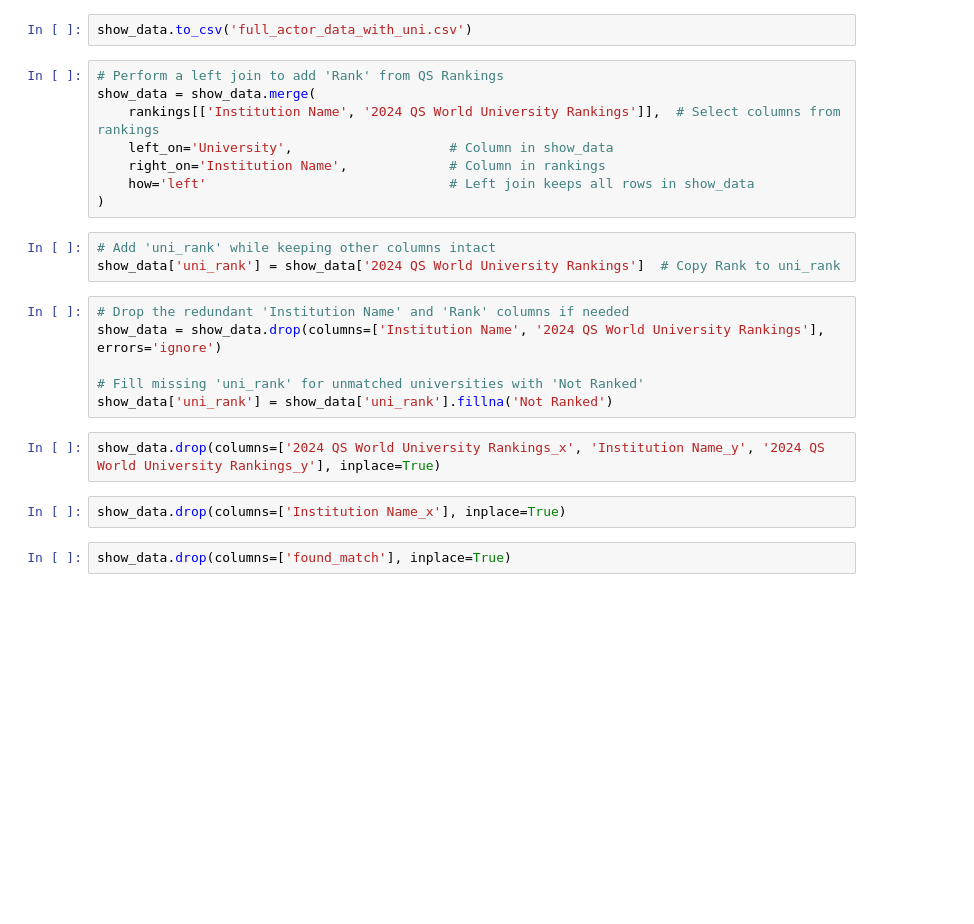
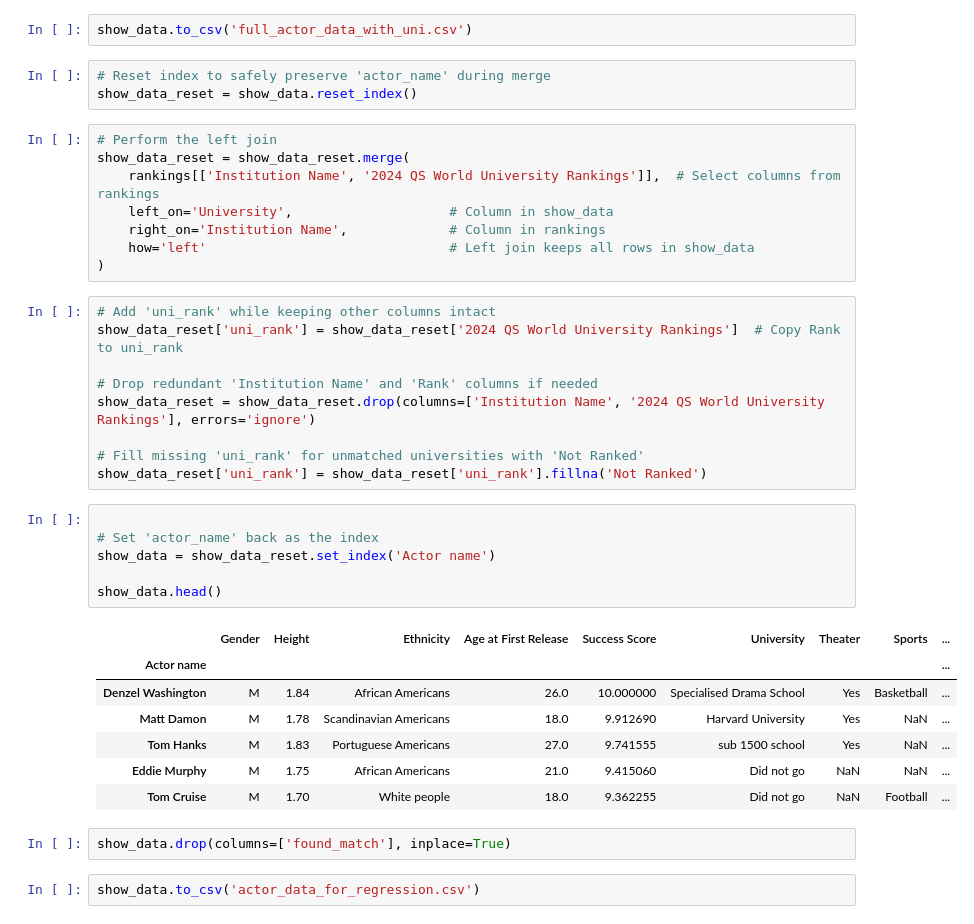
Before and after one commit to epfl-ada/ada-2024-project-sigma-squad, a Jupyter notebook: actor_data_completion.ipynb, the cells around one changed output. Drawn from its saved outputs; the diff is of its cells as text; blank space fills up the shorter version.

Commit message:
Added uni rank to the final scraped data set

```diff
--- a/actor_data_completion.ipynb
+++ b/actor_data_completion.ipynb
@@ -320,9 +309,12 @@ show_data.loc[
 ] = 'sub 1500 school'
 # %%
 show_data.to_csv('full_actor_data_with_uni.csv')
+# %%
+# Reset index to safely preserve 'actor_name' during merge
+show_data_reset = show_data.reset_index()
 # %%
-# Perform a left join to add 'Rank' from QS Rankings
-show_data = show_data.merge(
+# Perform the left join
+show_data_reset = show_data_reset.merge(
     rankings[['Institution Name', '2024 QS World University Rankings']],  # Select columns from rankings
     left_on='University',                    # Column in show_data
     right_on='Institution Name',             # Column in rankings
@@ -330,16 +322,28 @@ show_data = show_data.merge(
 )
 # %%
 # Add 'uni_rank' while keeping other columns intact
-show_data['uni_rank'] = show_data['2024 QS World University Rankings']  # Copy Rank to uni_rank
+show_data_reset['uni_rank'] = show_data_reset['2024 QS World University Rankings']  # Copy Rank to uni_rank
+
+# Drop redundant 'Institution Name' and 'Rank' columns if needed
+show_data_reset = show_data_reset.drop(columns=['Institution Name', '2024 QS World University Rankings'], errors='ignore')
+
+# Fill missing 'uni_rank' for unmatched universities with 'Not Ranked'
+show_data_reset['uni_rank'] = show_data_reset['uni_rank'].fillna('Not Ranked')
-# %%
-# Drop the redundant 'Institution Name' and 'Rank' columns if needed
-show_data = show_data.drop(columns=['Institution Name', '2024 QS World University Rankings'], errors='ignore')
-
-# Fill missing 'uni_rank' for unmatched universities with 'Not Ranked'
-show_data['uni_rank'] = show_data['uni_rank'].fillna('Not Ranked')
-# %%
-show_data.drop(columns=['2024 QS World University Rankings_x', 'Institution Name_y', '2024 QS World University Rankings_y'], inplace=True)
-# %%
-show_data.drop(columns=['Institution Name_x'], inplace=True)
+# %%
+
+# Set 'actor_name' back as the index
+show_data = show_data_reset.set_index('Actor name')
+
+show_data.head()
+# %% [output]
+|  | Gender | Height | Ethnicity | Age at First Release | Success Score | University | Theater | Sports | ... |
+| Actor name |  |  |  |  |  |  |  |  | ... |
+| Denzel Washington | M | 1.84 | African Americans | 26.0 | 10.000000 | Specialised Drama School | Yes | Basketball | ... |
+| Matt Damon | M | 1.78 | Scandinavian Americans | 18.0 | 9.912690 | Harvard University | Yes | NaN | ... |
+| Tom Hanks | M | 1.83 | Portuguese Americans | 27.0 | 9.741555 | sub 1500 school | Yes | NaN | ... |
+| Eddie Murphy | M | 1.75 | African Americans | 21.0 | 9.415060 | Did not go | NaN | NaN | ... |
+| Tom Cruise | M | 1.70 | White people | 18.0 | 9.362255 | Did not go | NaN | Football | ... |
 # %%
 show_data.drop(columns=['found_match'], inplace=True)
+# %%
+show_data.to_csv('actor_data_for_regression.csv')
```
Also changed, not shown: parts of 5 cells of this notebook, 2 other files.
